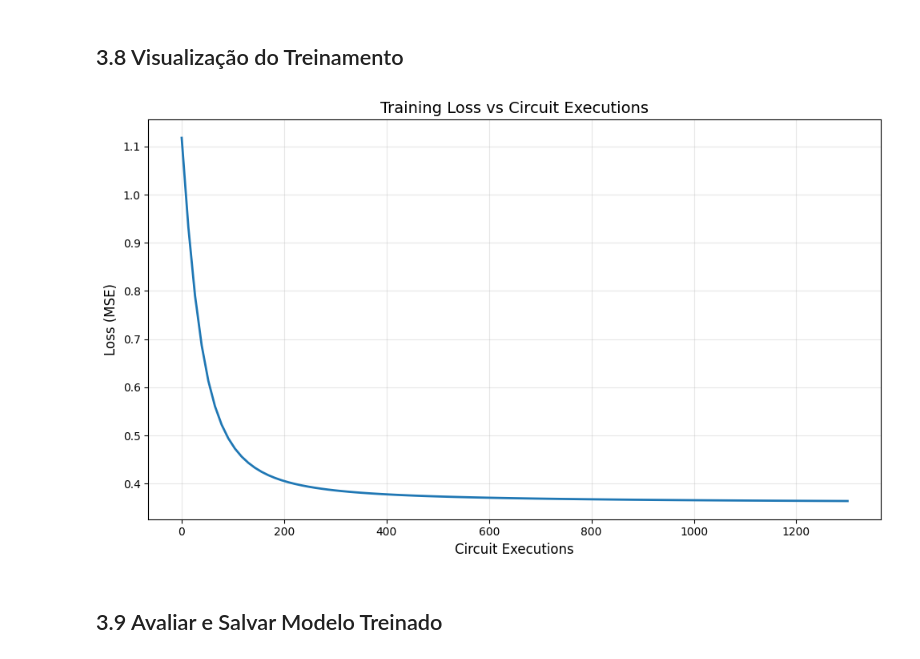
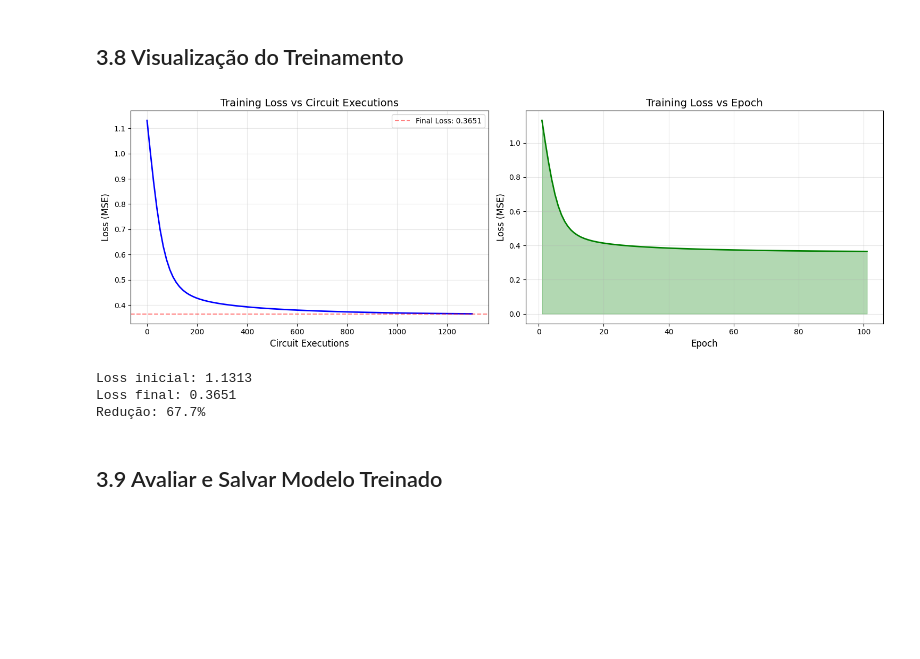
Before and after one commit to SapoSopa/QML, a Jupyter notebook: notebooks/03_treinamento_otimizacao.ipynb, the cells around one changed output. Cells and saved outputs as stored; diff of their text form; code cells hidden in the pictures; blank space fills up the shorter version.

```diff
--- a/notebooks/03_treinamento_otimizacao.ipynb
+++ b/notebooks/03_treinamento_otimizacao.ipynb
@@ -243,16 +264,40 @@ Total executions: 1300
 # %% [markdown]
 ## 3.8 Visualização do Treinamento
 # %%
-plt.figure(figsize=(10, 6))
-plt.plot(exec_history, loss_history, linewidth=2)
-plt.xlabel('Circuit Executions', fontsize=12)
-plt.ylabel('Loss (MSE)', fontsize=12)
-plt.title('Training Loss vs Circuit Executions', fontsize=14)
-plt.grid(True, alpha=0.3)
+# Visualização do treinamento com mais informações
+fig, (ax1, ax2) = plt.subplots(1, 2, figsize=(15, 5))
+
+# Loss vs execuções
+ax1.plot(exec_history, loss_history, linewidth=2, color='blue')
+ax1.set_xlabel('Circuit Executions', fontsize=12)
+ax1.set_ylabel('Loss (MSE)', fontsize=12)
+ax1.set_title('Training Loss vs Circuit Executions', fontsize=14)
+ax1.grid(True, alpha=0.3)
+ax1.axhline(y=loss_history[-1], color='red', linestyle='--', alpha=0.5,
+            label=f'Final Loss: {loss_history[-1]:.4f}')
+ax1.legend()
+
+# Loss vs épocas
+epochs = np.arange(1, len(loss_history)+1)
+ax2.plot(epochs, loss_history, linewidth=2, color='green')
+ax2.set_xlabel('Epoch', fontsize=12)
+ax2.set_ylabel('Loss (MSE)', fontsize=12)
+ax2.set_title('Training Loss vs Epoch', fontsize=14)
+ax2.grid(True, alpha=0.3)
+ax2.fill_between(epochs, loss_history, alpha=0.3, color='green')
+
 plt.tight_layout()
+plt.savefig('../figures/training_progress.png', dpi=300, bbox_inches='tight')
 plt.show()
+
+print(f"Loss inicial: {loss_history[0]:.4f}")
+print(f"Loss final: {loss_history[-1]:.4f}")
+print(f"Redução: {((loss_history[0] - loss_history[-1])/loss_history[0]*100):.1f}%")
 # %% [output]
-[figure, old version]
+[figure, new version]
+Loss inicial: 1.1313
+Loss final: 0.3651
+Redução: 67.7%
 # %% [markdown]
 ## 3.9 Avaliar e Salvar Modelo Treinado
 # %% [markdown]
```
Also changed, not shown: parts of 5 cells of this notebook.
